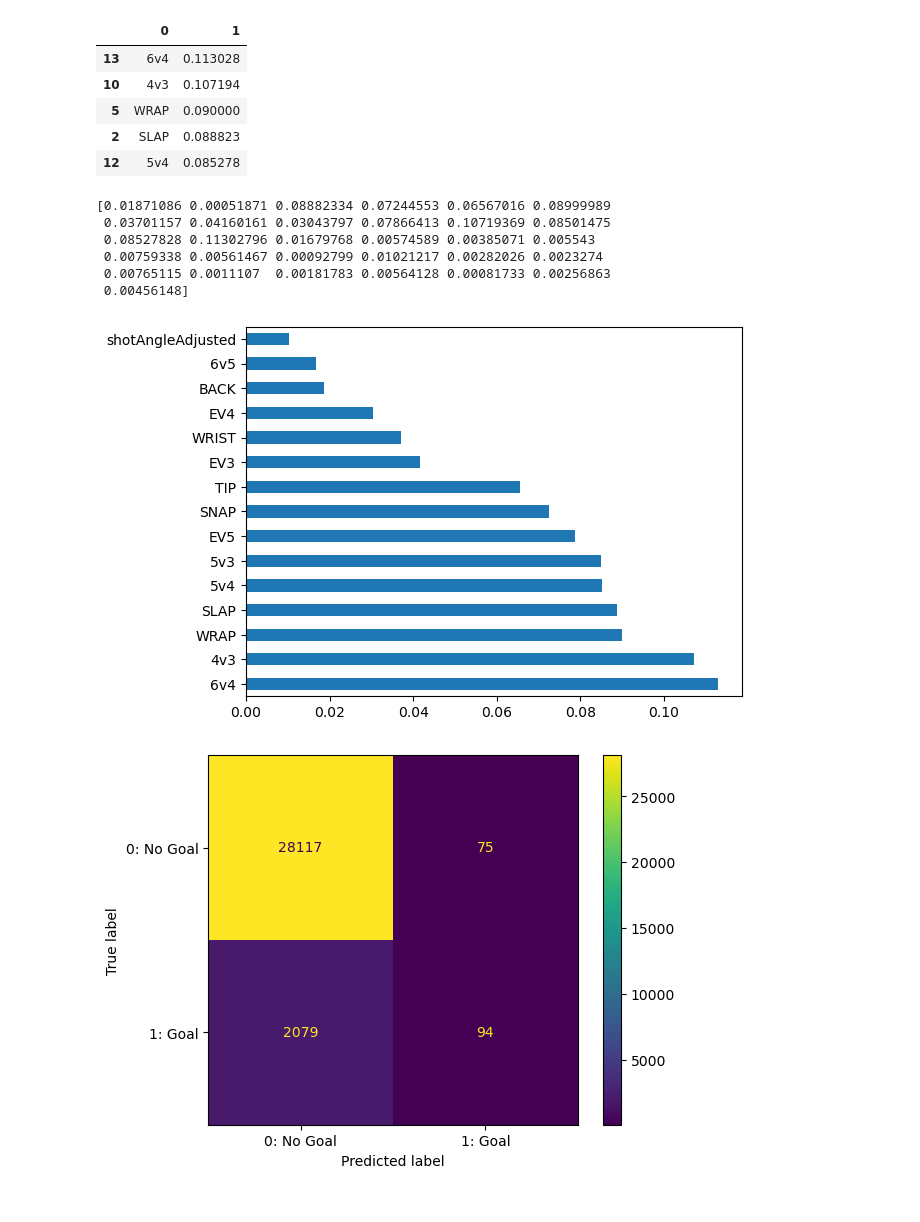
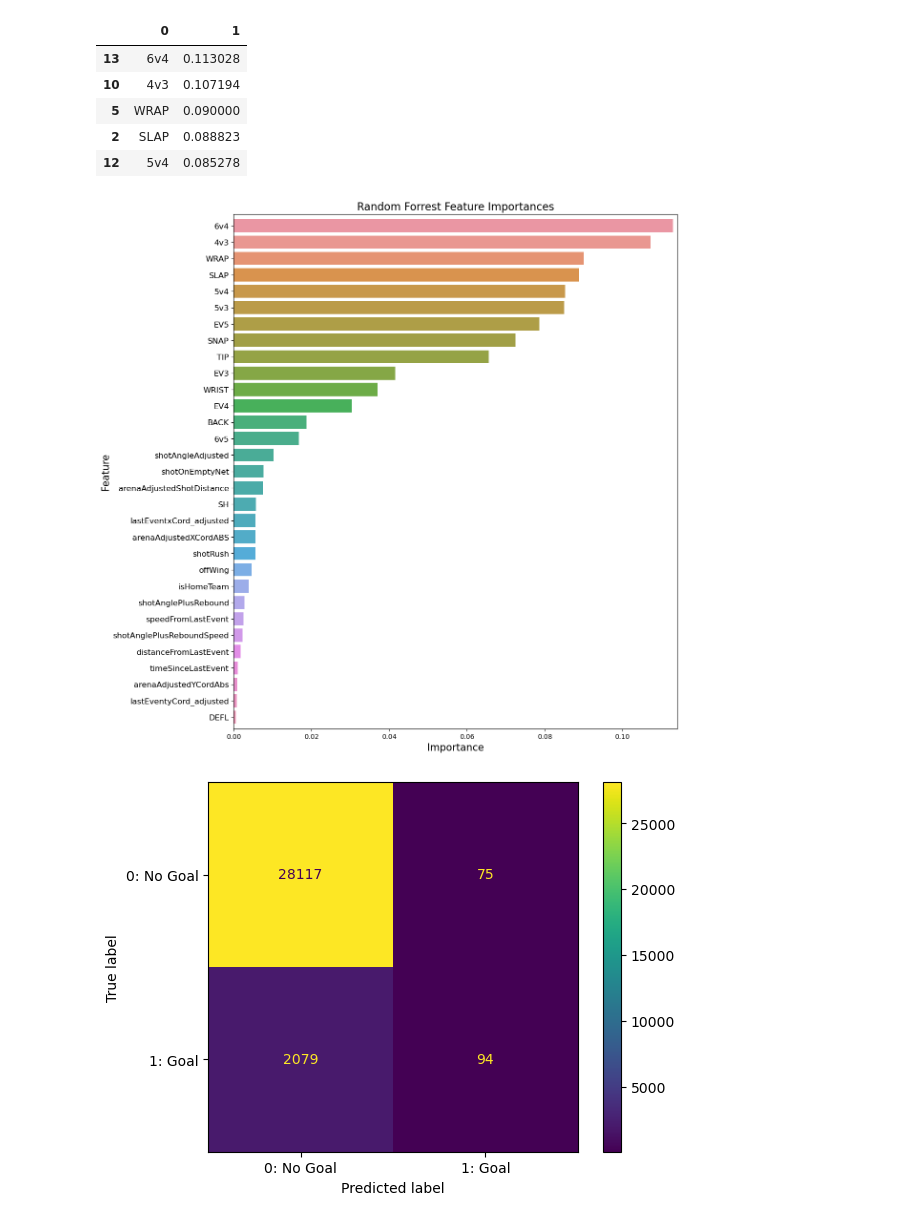
Before and after one commit to jbenasuli/hockey-classification, a Jupyter notebook: NHL-xG-v2.ipynb, the cells around one changed output. Drawn from its saved outputs; the diff is of its cells as text; code cells hidden in the pictures.

```diff
--- a/NHL-xG-v2.ipynb
+++ b/NHL-xG-v2.ipynb
@@ -682,6 +639,6 @@ Index(['isHomeTeam', 'shotRush', 'arenaAdjustedShotDistance',
        'speedFromLastEvent', 'offWing'],
       dtype='object')
 # %%
-# # get feature names after encoding
-# feature_names = list(nominal_pipeline.named_steps['onehotenc'].fit(X_train[cat_features]).get_feature_names_out())
+# get feature names after encoding
+feature_names = list(nominal_pipeline.named_steps['onehotenc'].fit(X_train[cat_features]).get_feature_names_out())
 # %%
@@ -697,11 +654,11 @@ Index(['isHomeTeam', 'shotRush', 'arenaAdjustedShotDistance',
 # %%
-# cleaned_features = clean_ohe_names(feature_names)
-# num_features_names = list(num_features)
-# # put into a dataframe
-# feature_names_df = pd.DataFrame(cleaned_features)
-# # add the numerical cols at end of dataframe
-# feature_names_df = feature_names_df.append(num_features_names)
-# feature_names_df = feature_names_df.reset_index().drop(columns = 'index')
+cleaned_features = clean_ohe_names(feature_names)
+num_features_names = list(num_features)
+# put into a dataframe
+feature_names_df = pd.DataFrame(cleaned_features)
+# add the numerical cols at end of dataframe
+feature_names_df = feature_names_df.append(num_features_names)
+feature_names_df = feature_names_df.reset_index().drop(columns = 'index')
 # %% [markdown]
 ## Basic Logistic Regression Model
 # %%
@@ -774,7 +731,7 @@ Test AUC-ROC score: 0.756
 # %%
 # build baseline trees pipeplin
 steps = [('preprocess', ct),
-         ('etc', RandomForestClassifier(random_state = 42))]
+         ('rf', RandomForestClassifier(random_state = 42))]
 
 rf_pipeline = Pipeline(steps)
 
@@ -809,20 +766,26 @@ pd.DataFrame(zip(feature_names_df[0].values,
 | 5 | WRAP | 0.090000 |
 | 2 | SLAP | 0.088823 |
 | 12 | 5v4 | 0.085278 |
-# %%
-print(rf_pipeline[1].feature_importances_) #use inbuilt class feature_importances of tree based classifiers
-#plot graph of feature importances for better visualization
-feat_importances = pd.Series(rf_pipeline[1].feature_importances_, feature_names_df[0].values)
-feat_importances.nlargest(15).plot(kind='barh')
-plt.show()
-# %% [output]
-[0.01871086 0.00051871 0.08882334 0.07244553 0.06567016 0.08999989
- 0.03701157 0.04160161 0.03043797 0.07866413 0.10719369 0.08501475
- 0.08527828 0.11302796 0.01679768 0.00574589 0.00385071 0.005543
- 0.00759338 0.00561467 0.00092799 0.01021217 0.00282026 0.0023274
- 0.00765115 0.0011107  0.00181783 0.00564128 0.00081733 0.00256863
- 0.00456148]
-[figure, removed]
+# %%
+# create df for viz
+feat_importances = pd.DataFrame(columns=['Feature','Importance'])
+feat_importances['Feature'] = feature_names_df[0].values
+feat_importances['Importance'] = rf_pipeline[1].feature_importances_
+feat_importances.sort_values('Importance',inplace=True, ascending=False)
+# %%
+fig, ax = plt.subplots(figsize=(12, 14))
+ax = sns.barplot(x='Importance', y='Feature', data=feat_importances)
+# ax.bar_label(ax.containers[0], padding=2)
+ax.margins(y=0.01)
+ax.margins(x=0.01)
+plt.title("Random Forrest Feature Importances", size = 16)
+plt.xlabel("Importance", size = 15)
+plt.xticks(rotation=0)
+plt.ylabel("Feature", size = 15)
+plt.yticks(rotation=0, size=12)
+plt.show()
+# %% [output]
+[figure, added]
 # %%
 # Predict using the pipeline
 y_pred_rf = rf_pipeline.predict(X_test)
```
Also changed, not shown: parts of 31 cells of this notebook, 6 other files.
